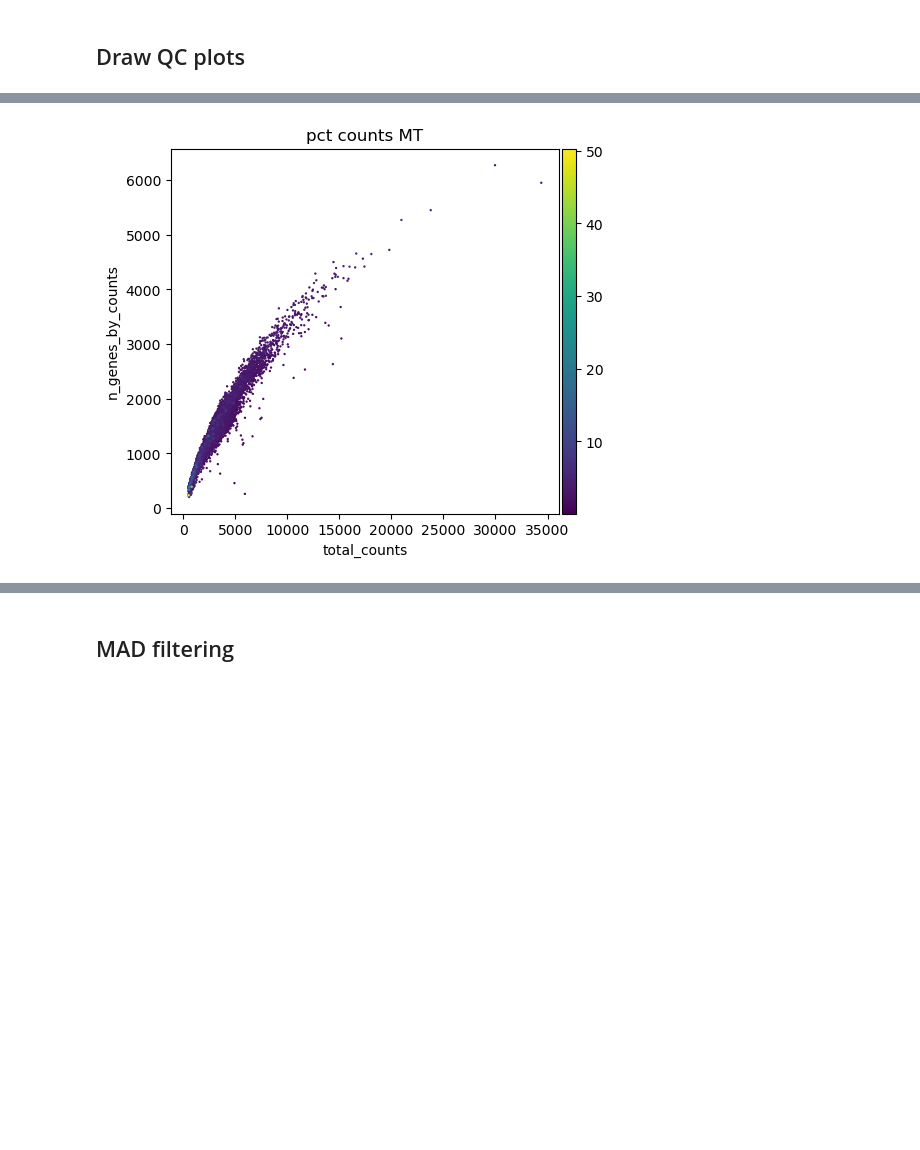
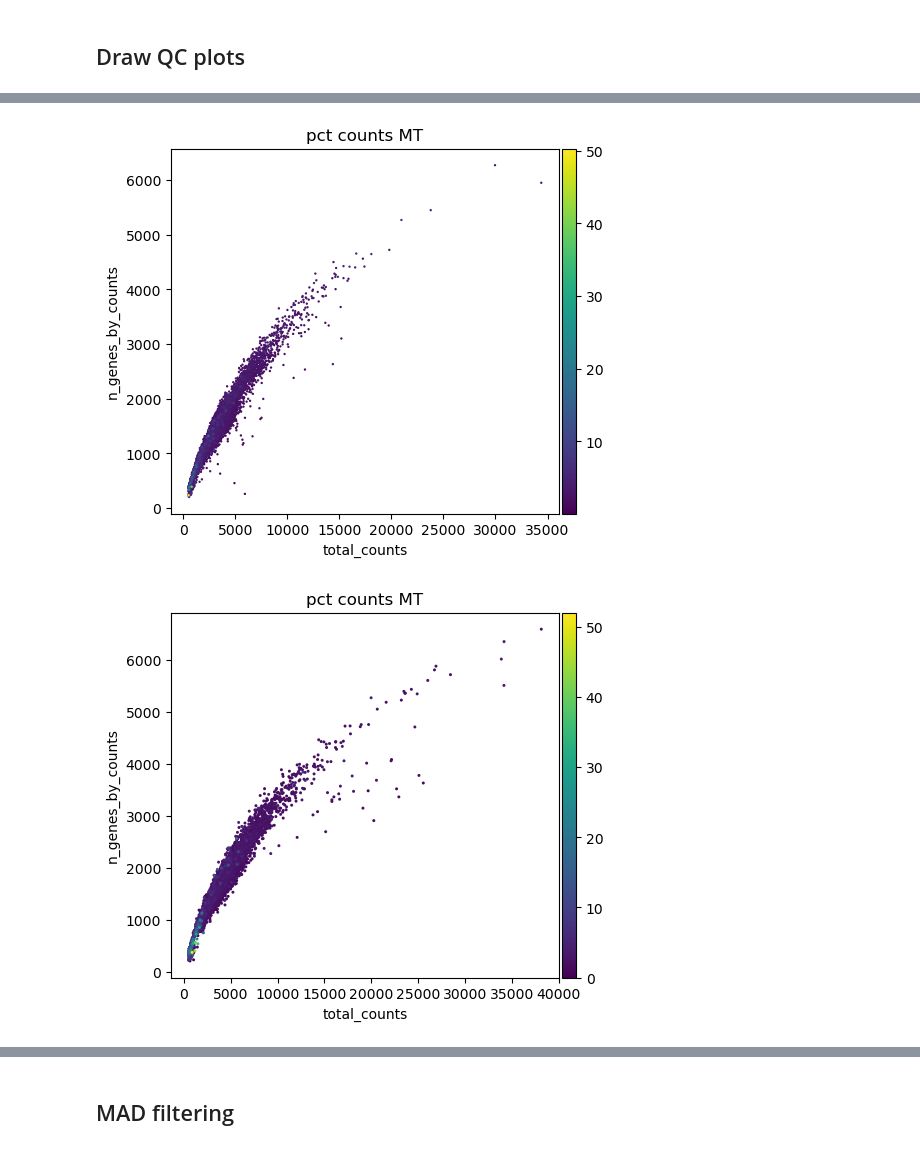
Before and after one commit to Sungwoo-Chang/2024-BI-class, a Jupyter notebook: 1. Preprocessing/1. Preprocessing.ipynb, the cells around one changed output, grey strips where cells are left out. Cells and saved outputs as stored; diff of their text form; code cells hidden in the pictures; blank space fills up the shorter version.

```diff
--- a/1. Preprocessing/1. Preprocessing.ipynb
+++ b/1. Preprocessing/1. Preprocessing.ipynb
@@ -136,18 +151,19 @@ for adata in [normal_1, normal_2, normal_3]:
 # %%
 # scatterplot of the cell quality
 
 rcParams['figure.figsize'] = 5, 5 # width, height
 
-for adata in [normal_1, normal_2, normal_3]:
+for adata in [normal_1, normal_2, normal_3, hiv_1, hiv_2, hiv_3]:
     # plt.figure(figsize=(5, 5))
     sc.pl.scatter(
         adata,
         "total_counts",
         "n_genes_by_counts",
         color="pct_counts_MT"
     )
     # plt.show()
 # %% [output]
 [figure]
 [figure]
 [figure]
+[figure, added]
```
Also changed, not shown: parts of 27 cells of this notebook, 2 other files.
